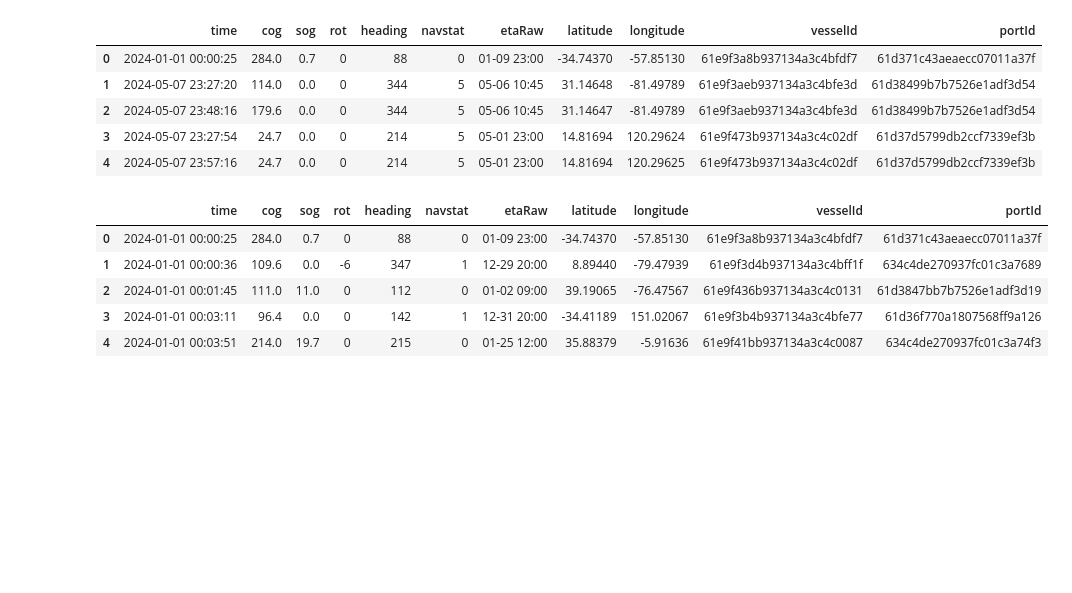
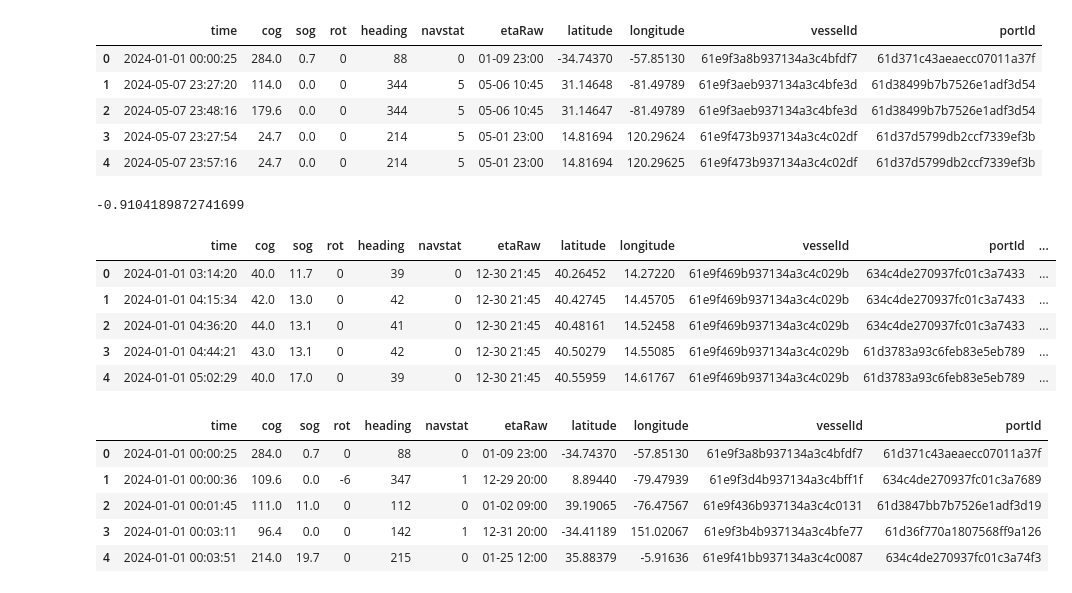
Before and after one commit to baconmoontwist/ML, a Jupyter notebook: Henrik/ML 1.ipynb, the cells around one changed output. Saved outputs shown, nothing was run; the diff lists cells and outputs as text; code cells hidden in the pictures; blank space fills up the shorter version.

```diff
--- a/Henrik/ML 1.ipynb
+++ b/Henrik/ML 1.ipynb
@@ -79,7 +79,7 @@ def speed(x,time_a,time_b):
     if time_a == time_b:
         return 0
     else:
-        return min((x)/(time_b-time_a),37)
+        return min((x)/(time_b-time_a),50)
 def swap_columns(df, col1, col2):
     col_list = list(df.columns)
     x, y = col_list.index(col1), col_list.index(col2)
@@ -168,6 +168,37 @@ for _,i in testcopy.iterrows():
     blbl = [pd.to_datetime(test2copy.at[k,'time']),0,0,0,0,0,0,(float(res1[0][1])+90)%180-90,(float(res1[0][0])+90)%180-90,testcopy.at[k,'vesselId'],0]
     bettertraining2.loc[len(bettertraining2.index)] = blbl
     k+=1
+# %%
+boat = train.copy()
+boat = singleboat[singleboat['vesselId'] == "61e9f469b937134a3c4c029b"]
+start = time.time()
+boat["dist_s_l"] = 0
+boat["tot_dist"] = 0
+k = 0
+boat = boat.reset_index(drop = True)
+for _,i in boat.iterrows():
+    if k==0:
+        k+=1
+        j=i
+    else:
+        min1 = j
+        min2 = i
+        dist = distance.geodesic((min2['latitude'],min2['longitude']),(min1['latitude'],min1['longitude'])).km
+        boat.at[k,"dist_s_l"] = dist
+        boat.at[k,"tot_dist"] = boat.at[k-1,"tot_dist"] + dist
+        k+=1
+        j=i
+
+print(start-time.time())
+boat.head()
+# %% [output]
+-0.9104189872741699
+|  | time | cog | sog | rot | heading | navstat | etaRaw | latitude | longitude | vesselId | portId | ... |
+| 0 | 2024-01-01 03:14:20 | 40.0 | 11.7 | 0 | 39 | 0 | 12-30 21:45 | 40.26452 | 14.27220 | 61e9f469b937134a3c4c029b | 634c4de270937fc01c3a7433 | ... |
+| 1 | 2024-01-01 04:15:34 | 42.0 | 13.0 | 0 | 42 | 0 | 12-30 21:45 | 40.42745 | 14.45705 | 61e9f469b937134a3c4c029b | 634c4de270937fc01c3a7433 | ... |
+| 2 | 2024-01-01 04:36:20 | 44.0 | 13.1 | 0 | 41 | 0 | 12-30 21:45 | 40.48161 | 14.52458 | 61e9f469b937134a3c4c029b | 634c4de270937fc01c3a7433 | ... |
+| 3 | 2024-01-01 04:44:21 | 43.0 | 13.1 | 0 | 42 | 0 | 12-30 21:45 | 40.50279 | 14.55085 | 61e9f469b937134a3c4c029b | 61d3783a93c6feb83e5eb789 | ... |
+| 4 | 2024-01-01 05:02:29 | 40.0 | 17.0 | 0 | 39 | 0 | 12-30 21:45 | 40.55959 | 14.61767 | 61e9f469b937134a3c4c029b | 61d3783a93c6feb83e5eb789 | ... |
 # %%
 ramg = [i for i in range(51739)]
 res2 = [ramg,[(i[0][1]+90)%180-90 for i in res],[(i[0][0]+90)%180-90 for i in res]]
```
Also changed, not shown: parts of 1 cell of this notebook, 3 other files.
